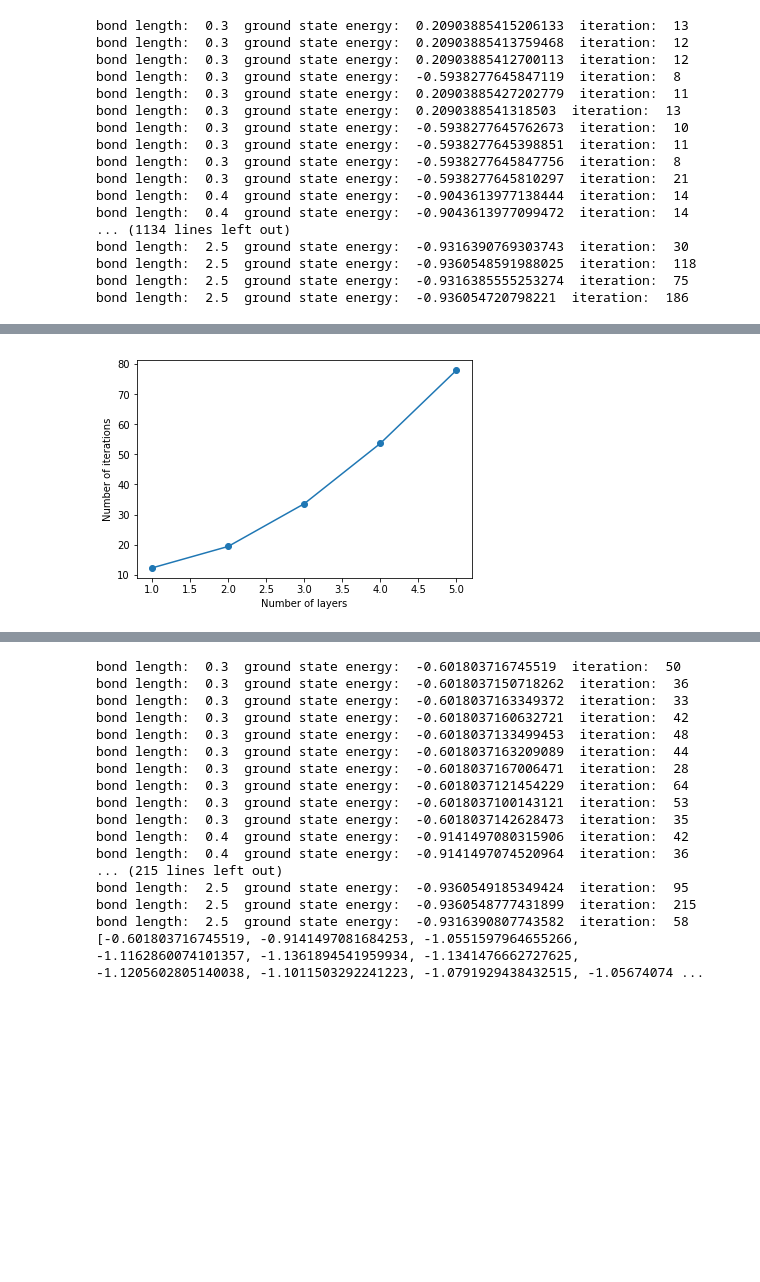
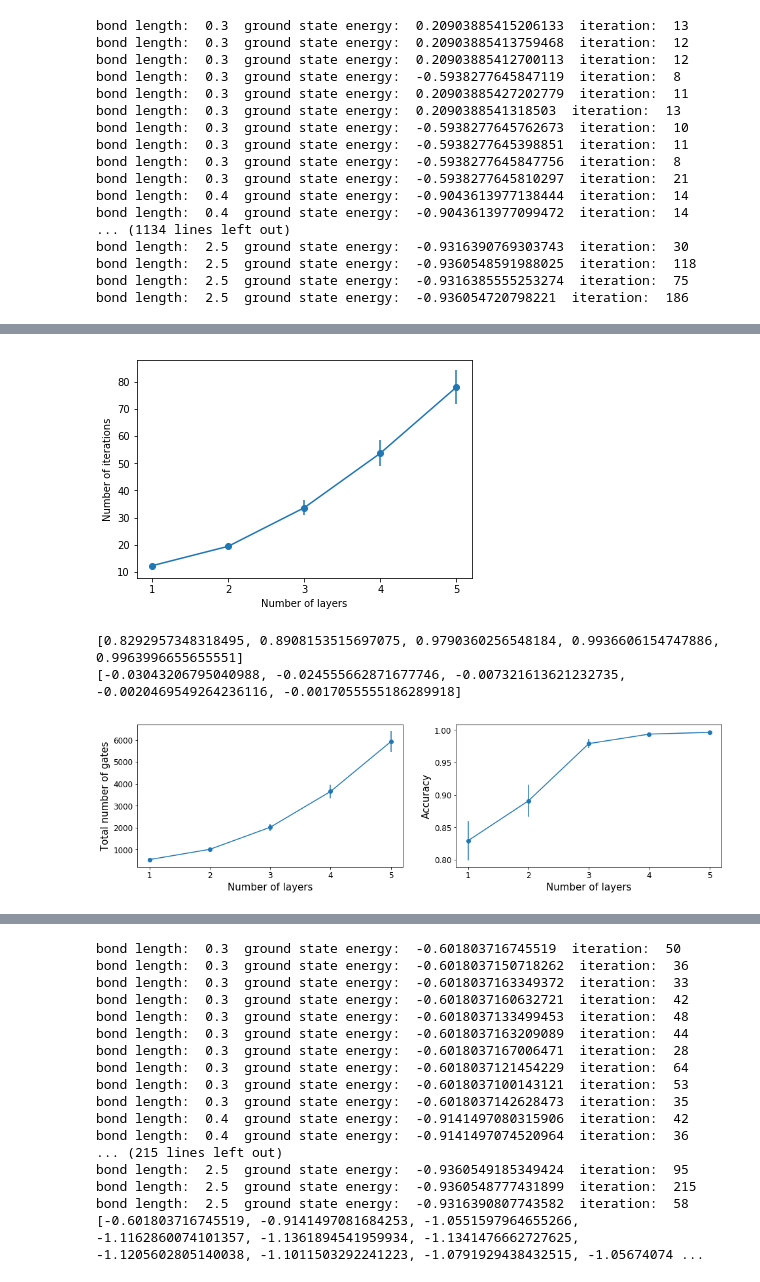
Before and after one commit to mingyu-kang/cs269q_openfermion, a Jupyter notebook: H2 Hardware Ansatz.ipynb, the cells around one changed output, grey strips where cells are left out. Saved outputs shown, nothing was run; the diff lists cells and outputs as text; code cells hidden in the pictures; blank space fills up the shorter version.

```diff
--- a/H2 Hardware Ansatz.ipynb
+++ b/H2 Hardware Ansatz.ipynb
@@ -158,9 +161,44 @@ plt.show()
-# %%
-plt.plot([1,2,3,4,5], vqe_iter_mean, 'o-')
-plt.ylabel('Number of iterations')
-plt.xlabel('Number of layers')
-plt.show()
-# %% [output]
-[figure, removed]
+# %%
+#plt.plot([1,2,3,4,5], vqe_iter_mean, 'o-')
+plt.xticks(np.arange(0, 6, step=1))
+plt.errorbar([1,2,3,4,5], vqe_iter_mean, vqe_iter_std/np.sqrt(23), marker='o', linestyle=None)
+plt.ylabel('Number of iterations')
+plt.xlabel('Number of layers')
+plt.show()
+
+f = plt.figure(figsize=(16,4))
+ax = f.add_subplot(121)
+plt.xticks(np.arange(0, 6, step=1))
+ax.tick_params(labelsize = 12)
+numGates = 36+8*np.array([1,2,3,4,5])
+totalNumGates = np.array(vqe_iter_mean)*numGates
+ax.errorbar([1,2,3,4,5], totalNumGates, vqe_iter_std/np.sqrt(23)*numGates, marker='o', linestyle=None)
+plt.ylabel('Total number of gates', size=15)
+plt.xlabel('Number of layers', size=15)
+
+accuracy = []
+error = []
+for i in range(5):
+    acc = 1-np.abs(np.mean((np.array(vqe_ground_energies_mean[i])-np.array(fci_energies))/np.array(fci_energies)))
+    err = np.mean(vqe_ground_energies_std[i]/np.array(fci_energies))/np.sqrt(23)
+    accuracy.append(acc)
+    error.append(err)
+print(accuracy)
+print(error)
+ax2 = f.add_subplot(122)
+plt.xticks(np.arange(0, 6, step=1))
+plt.yticks(np.arange(0.8, 1.05, step = 0.05))
+ax2.tick_params(labelsize = 12)
+ax2.errorbar([1,2,3,4,5], accuracy, error, marker='o')
+plt.ylabel('Accuracy', size=15)
+plt.xlabel('Number of layers', size=15)
+
+f.show()
+f.savefig('PLOT2.pdf', bbox_inches='tight')
+# %% [output]
+[figure, added]
+[0.8292957348318495, 0.8908153515697075, 0.9790360256548184, 0.9936606154747886, 0.9963996655655551]
+[-0.03043206795040988, -0.024555662871677746, -0.007321613621232735, -0.0020469549264236116, -0.0017055555186289918]
+[figure, added]
 # %%
 accuracy = []
```
Also changed, not shown: parts of 4 cells of this notebook, 5 other files.
